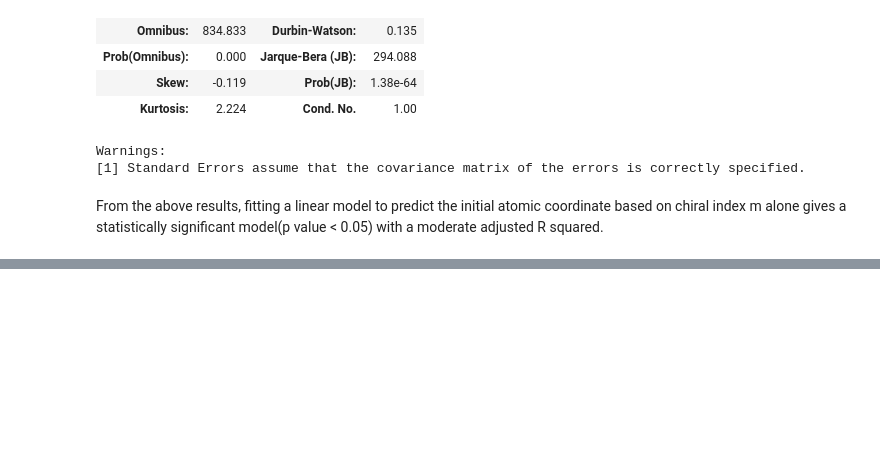
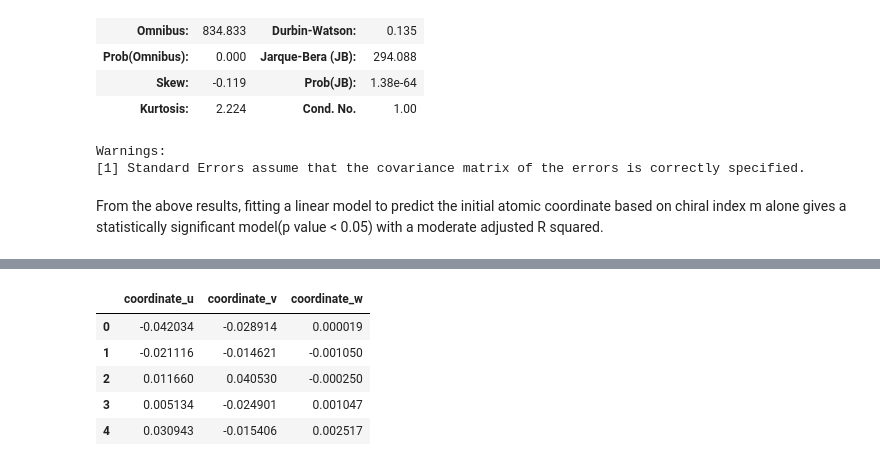
Before and after one commit to Nelson-Gon/sweetpy, a Jupyter notebook: regression_with_python.ipynb, the cells around one changed output, grey strips where cells are left out. Drawn from its saved outputs; the diff is of its cells as text; code cells hidden in the pictures; blank space fills up the shorter version.

```diff
--- a/regression_with_python.ipynb
+++ b/regression_with_python.ipynb
@@ -136,0 +150,24 @@ From the above results, fitting a linear model to predict the initial atomic coo
+# %%
+
+#carbon_df.head()
+# help on stacking
+#?carbon_df.pivot
+# Find columns that match coordinate
+#carbon_df.head()
+initials = carbon_df.iloc[:,2:5]
+calculated = carbon_df.iloc[:, 5:8]
+# define a function to iterate and subtract
+result = []
+for init, calc in zip(initials.values, calculated.values):
+    result.append(init - calc)
+
+result_df = pd.DataFrame(result, columns = ['coordinate_u', 'coordinate_v', 'coordinate_w'])
+
+result_df.head()
+# %% [output]
+|  | coordinate_u | coordinate_v | coordinate_w |
+| 0 | -0.042034 | -0.028914 | 0.000019 |
+| 1 | -0.021116 | -0.014621 | -0.001050 |
+| 2 | 0.011660 | 0.040530 | -0.000250 |
+| 3 | 0.005134 | -0.024901 | 0.001047 |
+| 4 | 0.030943 | -0.015406 | 0.002517 |
```
Also changed, not shown: parts of 6 cells of this notebook.
